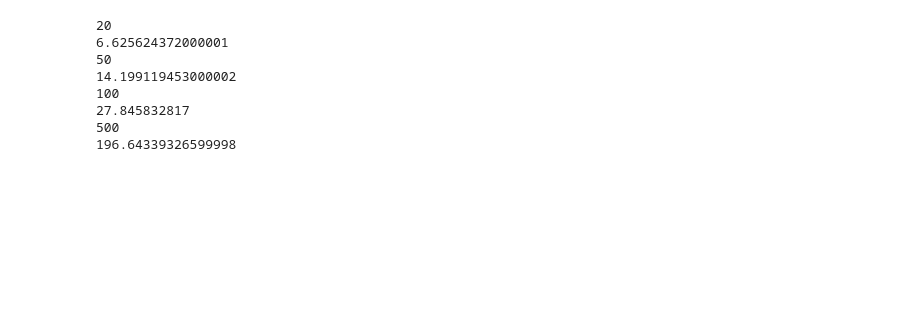
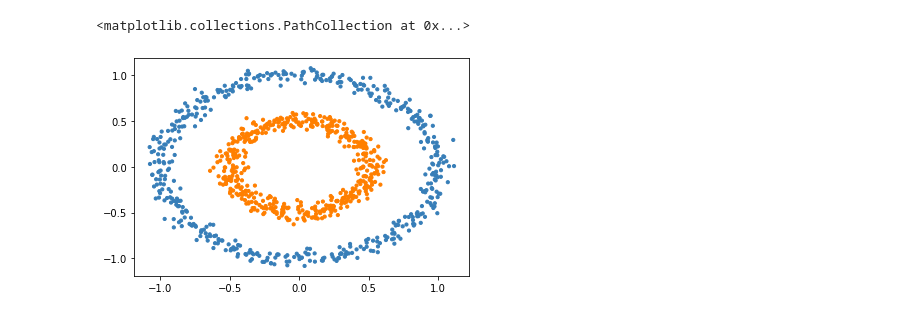
Before and after one commit to YiwenLu-yiwen/PhD, a Jupyter notebook: Trees/testing.ipynb, the cells around one changed output. Cells and saved outputs as stored; diff of their text form; code cells hidden in the pictures; blank space fills up the shorter version.

```diff
--- a/Trees/testing.ipynb
+++ b/Trees/testing.ipynb
@@ -39,67 +0,0 @@ OUTPUTPATH = os.path.join(PROJECT_ROOT_DIR, "output/test1")
-# %%
-import pandas as pd
-import timeit
-import warnings
-from copy import deepcopy
-warnings.filterwarnings("ignore")
-# from DataGenerator import *
-variable_lst = []
-aic_list = []
-accuracy_list = []
-recall_list = []
-precision_list = []
-f1_list = []
-types_list = []
-pool = Pool()
-rep = 1
-model_dic = {'rp': rpTree(Rep=rep),
-        'kd': kdTree(Rep=rep),
-        'classification': classifcationTree(Rep=rep),
-        'honest': honestTree(Rep=rep),
-        'linear': forward_selection,
-        'lasso': lasso_base_model}
-
-for size in [20, 50, 100, 500, 1000, 2000, 4000, 8000]: # may add more sample sizes
-    start = timeit.default_timer()
-    for _ in range(1):
-        predictors, target = data_generator(size, 48)  # for train, only relevant
-
-        total_columns = list(predictors.columns)
-        pos_columns = ['X1', 'X2']
-        neg_columns = [each for each in total_columns if each not in pos_columns]
-
-        for model_name in model_dic:
-            model = deepcopy(model_dic[model_name])
-            if model_name == 'linear':
-                best_subset, best_aic = model(predictors, target)
-            elif model_name == 'lasso':
-                best_subset = model(predictors, target)
-            else:
-                best_subset, best_aic = variable_sel(predictors, target, pool, model, best_subset=[])
-            accuracy, recall, precision, f1 = evaluation_result(best_subset, pos_columns, neg_columns)
-            variable_lst.append(best_subset)
-            aic_list.append(best_aic)
-            accuracy_list.append(accuracy)
-            recall_list.append(recall)
-            precision_list.append(precision)
-            f1_list.append(f1)
-            types_list.append(model_name)
-
-    file_name = str(size) + '.csv'
-    dic_current = {'aic': aic_list, 'Acc': accuracy_list, 'Recall': recall_list,
-                    'precision': precision_list, 'f1': f1_list, 'variables': variable_lst, 'types': types_list}
-    df = pd.DataFrame(dic_current)
-    df.to_csv(os.path.join(OUTPUTPATH, file_name), index=False)
-    end = timeit.default_timer()
-    print(size)
-    print(end-start)
-pool.close()
-# %% [output]
-20
-6.625624372000001
-50
-14.199119453000002
-100
-27.845832817
-500
-196.64339326599998
@@ -105,0 +9,7 @@ pool.close()
+# %%
+x, y = dataGenerator2d(n=1000, irr=0).fit()
+colors = np.array(['#377eb8', '#ff7f00'])
+plt.scatter(x['X0'], x['X1'], s=10, color=colors[y])
+# %% [output]
+<matplotlib.collections.PathCollection at 0x...>
+[figure, added]
```
Also changed, not shown: parts of 9 cells of this notebook, 4 other files.
